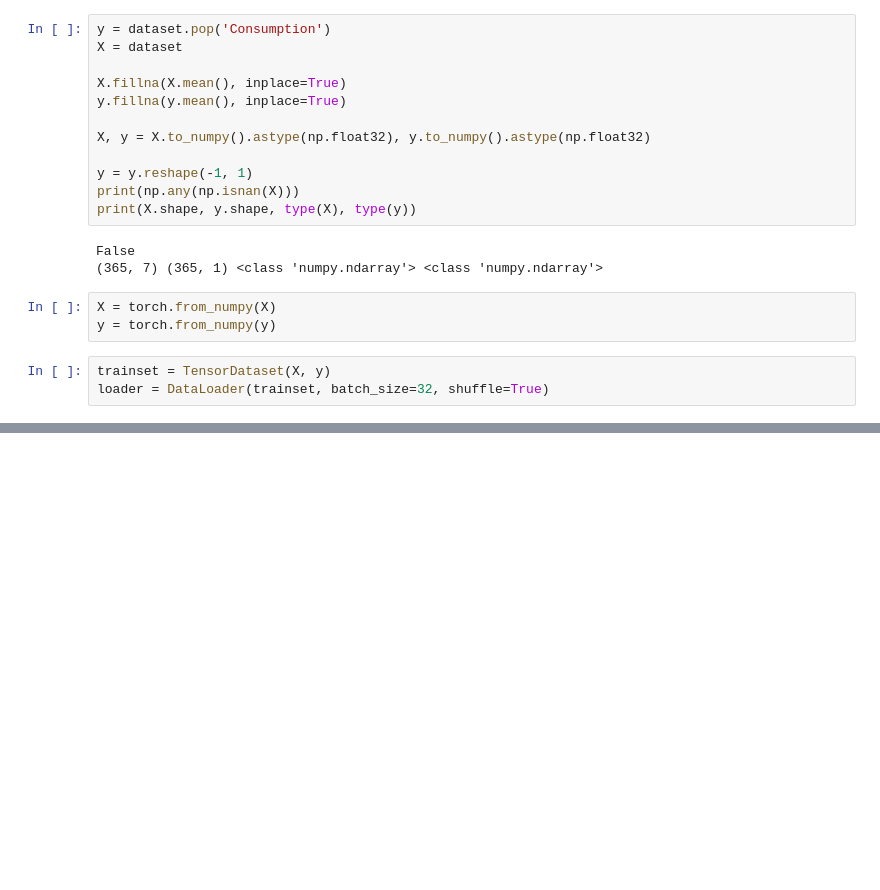
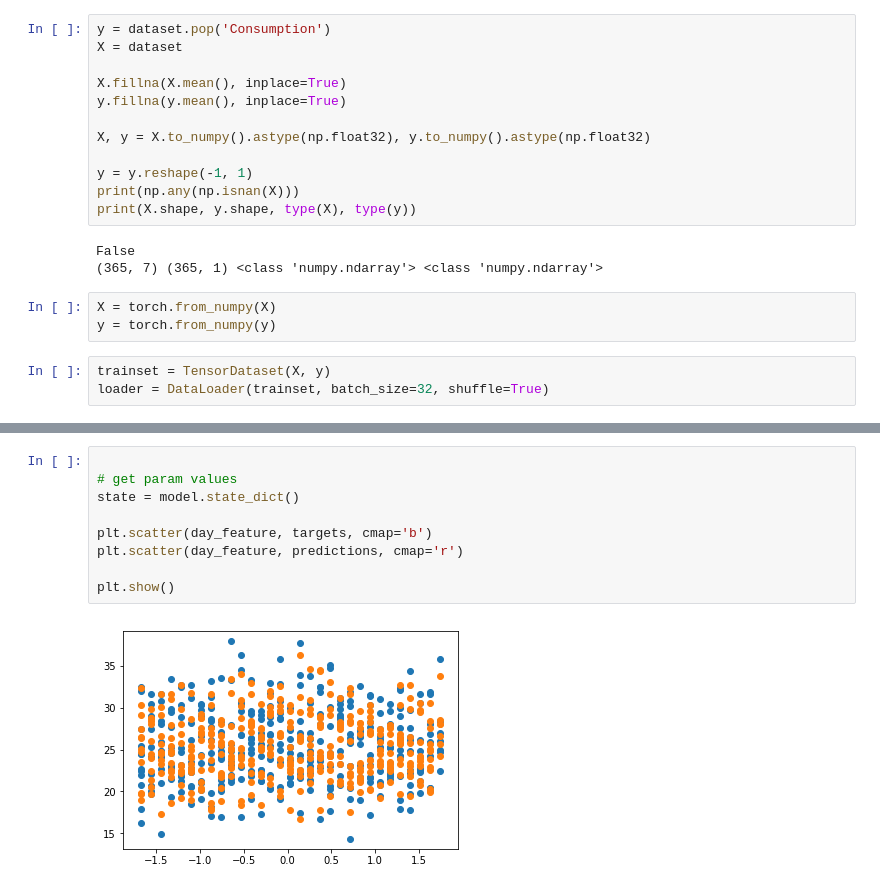
Before and after one commit to nidhaloff/Beer-Consumption, a Jupyter notebook: model.ipynb, the cells around one changed output, grey strips where cells are left out. Cells and saved outputs as stored; diff of their text form; blank space fills up the shorter version.

```diff
--- a/model.ipynb
+++ b/model.ipynb
@@ -275,0 +286,11 @@ def test():
+# %%
+
+# get param values
+state = model.state_dict()
+
+plt.scatter(day_feature, targets, cmap='b')
+plt.scatter(day_feature, predictions, cmap='r')
+
+plt.show()
+# %% [output]
+[figure, added]
```
Also changed, not shown: parts of 11 cells of this notebook.
